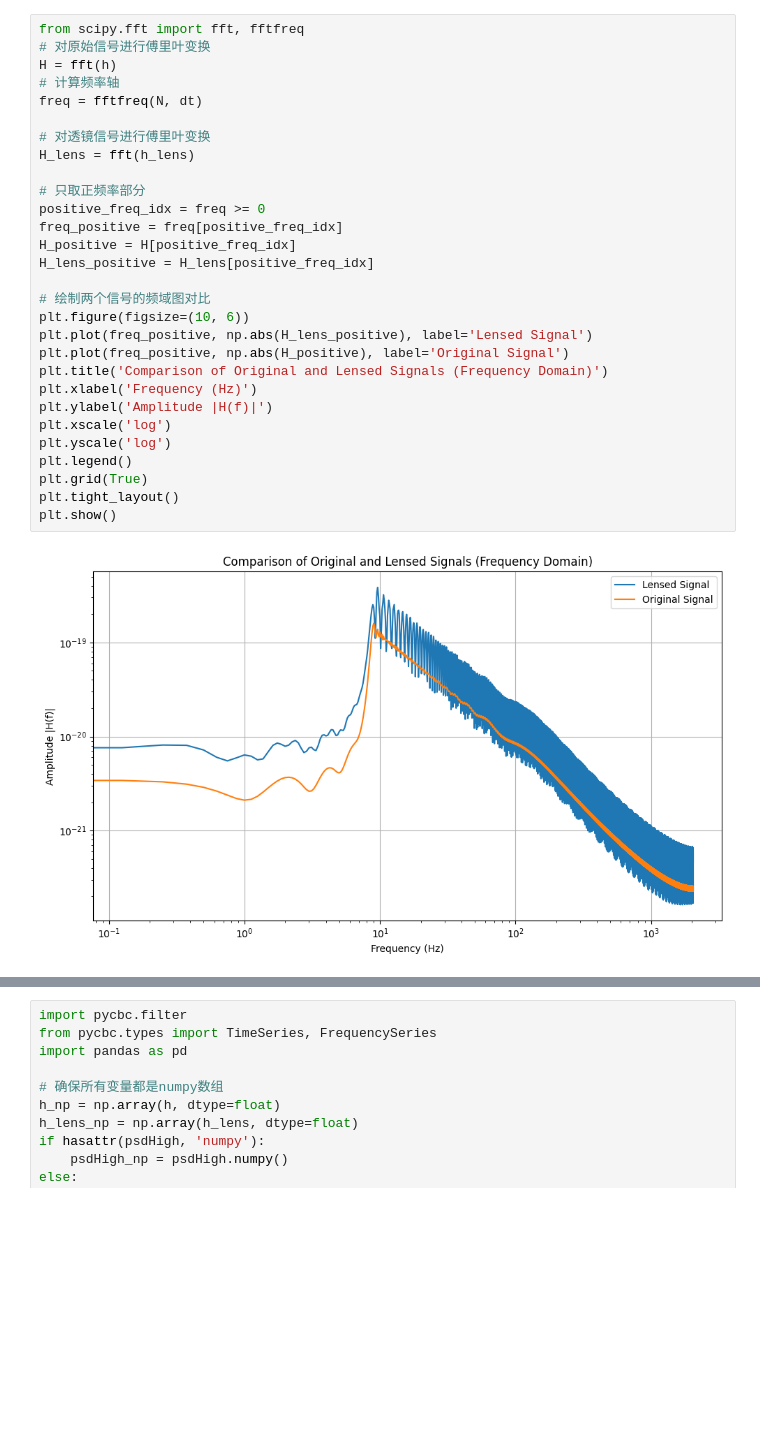
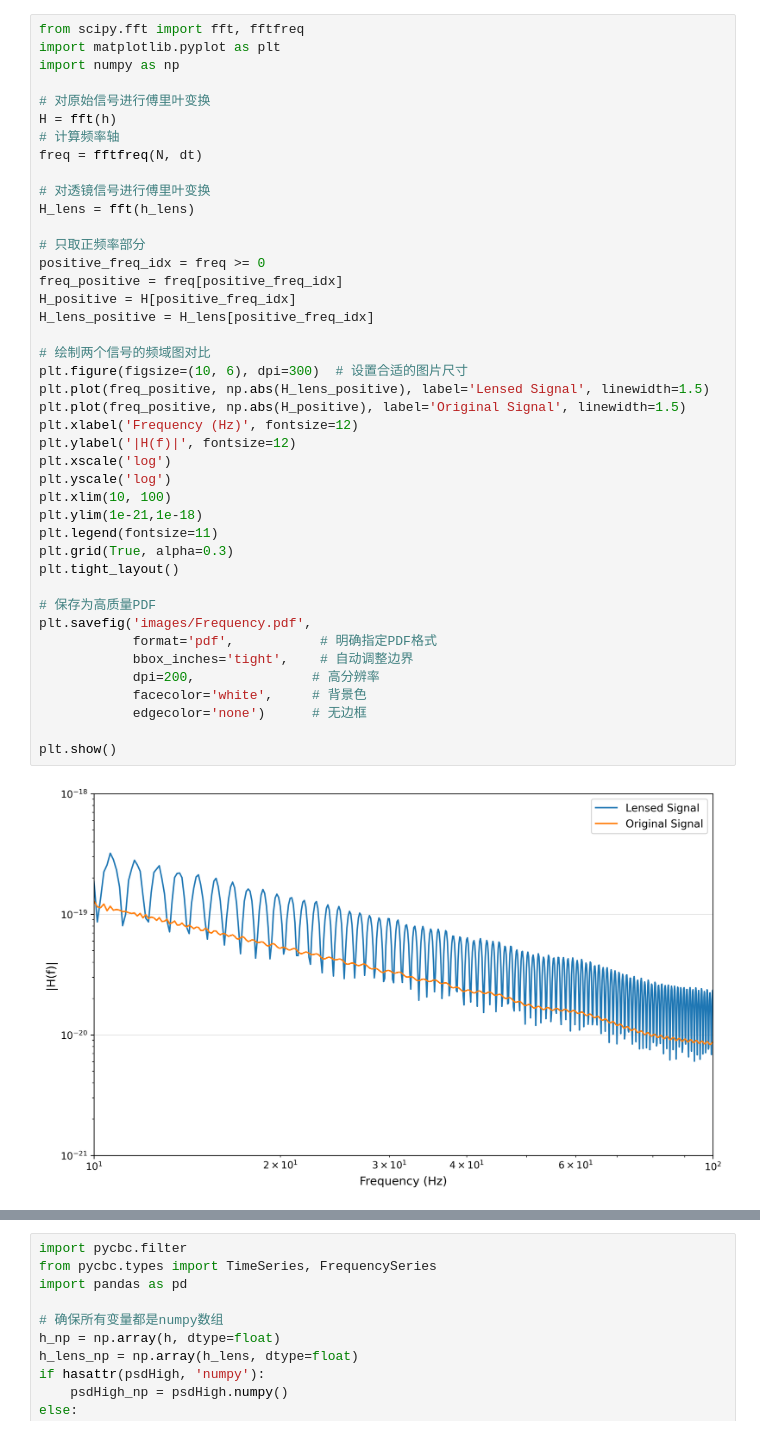
Before and after one commit to WeiQYU/PSO_change, a Jupyter notebook: Main/generate_data/data.ipynb, the cells around one changed output, grey strips where cells are left out. Drawn from its saved outputs; the diff is of its cells as text; blank space fills up the shorter version.

```diff
--- a/Main/generate_data/data.ipynb
+++ b/Main/generate_data/data.ipynb
@@ -114,34 +113,47 @@ plt.show()
 # %%
 from scipy.fft import fft, fftfreq
+import matplotlib.pyplot as plt
+import numpy as np
+
 # 对原始信号进行傅里叶变换
 H = fft(h)
 # 计算频率轴
 freq = fftfreq(N, dt)
 
 # 对透镜信号进行傅里叶变换
 H_lens = fft(h_lens)
 
 # 只取正频率部分
 positive_freq_idx = freq >= 0
 freq_positive = freq[positive_freq_idx]
 H_positive = H[positive_freq_idx]
 H_lens_positive = H_lens[positive_freq_idx]
 
 # 绘制两个信号的频域图对比
-plt.figure(figsize=(10, 6))
-plt.plot(freq_positive, np.abs(H_lens_positive), label='Lensed Signal')
-plt.plot(freq_positive, np.abs(H_positive), label='Original Signal')
-plt.title('Comparison of Original and Lensed Signals (Frequency Domain)')
-plt.xlabel('Frequency (Hz)')
-plt.ylabel('Amplitude |H(f)|')
+plt.figure(figsize=(10, 6), dpi=300)  # 设置合适的图片尺寸
+plt.plot(freq_positive, np.abs(H_lens_positive), label='Lensed Signal', linewidth=1.5)
+plt.plot(freq_positive, np.abs(H_positive), label='Original Signal', linewidth=1.5)
+plt.xlabel('Frequency (Hz)', fontsize=12)
+plt.ylabel('|H(f)|', fontsize=12)
 plt.xscale('log')
 plt.yscale('log')
-plt.legend()
-plt.grid(True)
+plt.xlim(10, 100)
+plt.ylim(1e-21,1e-18)
+plt.legend(fontsize=11)
+plt.grid(True, alpha=0.3)
 plt.tight_layout()
+
+# 保存为高质量PDF
+plt.savefig('images/Frequency.pdf',
+            format='pdf',           # 明确指定PDF格式
+            bbox_inches='tight',    # 自动调整边界
+            dpi=200,               # 高分辨率
+            facecolor='white',     # 背景色
+            edgecolor='none')      # 无边框
+
 plt.show()
 # %% [output]
-[figure, old version]
+[figure, new version]
 # %%
 from scipy.io import savemat
 import pycbc.noise
```
Also changed, not shown: parts of 7 cells of this notebook, 14 other files.
